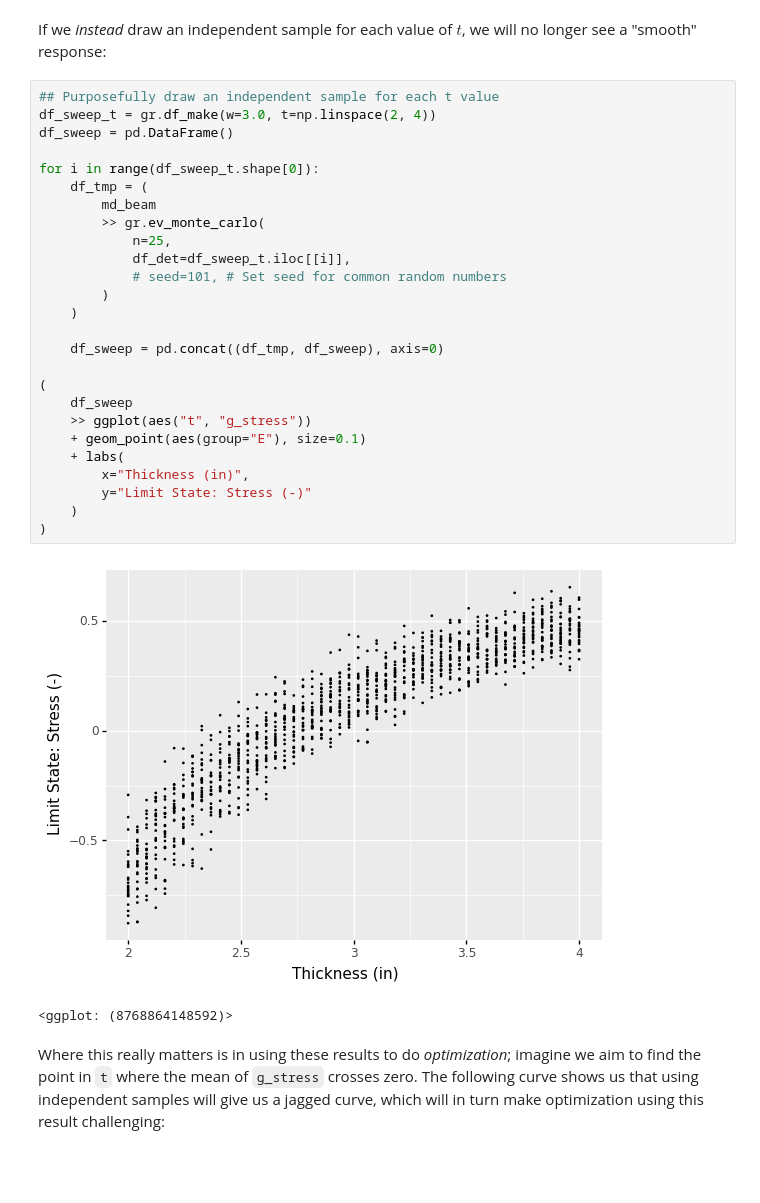
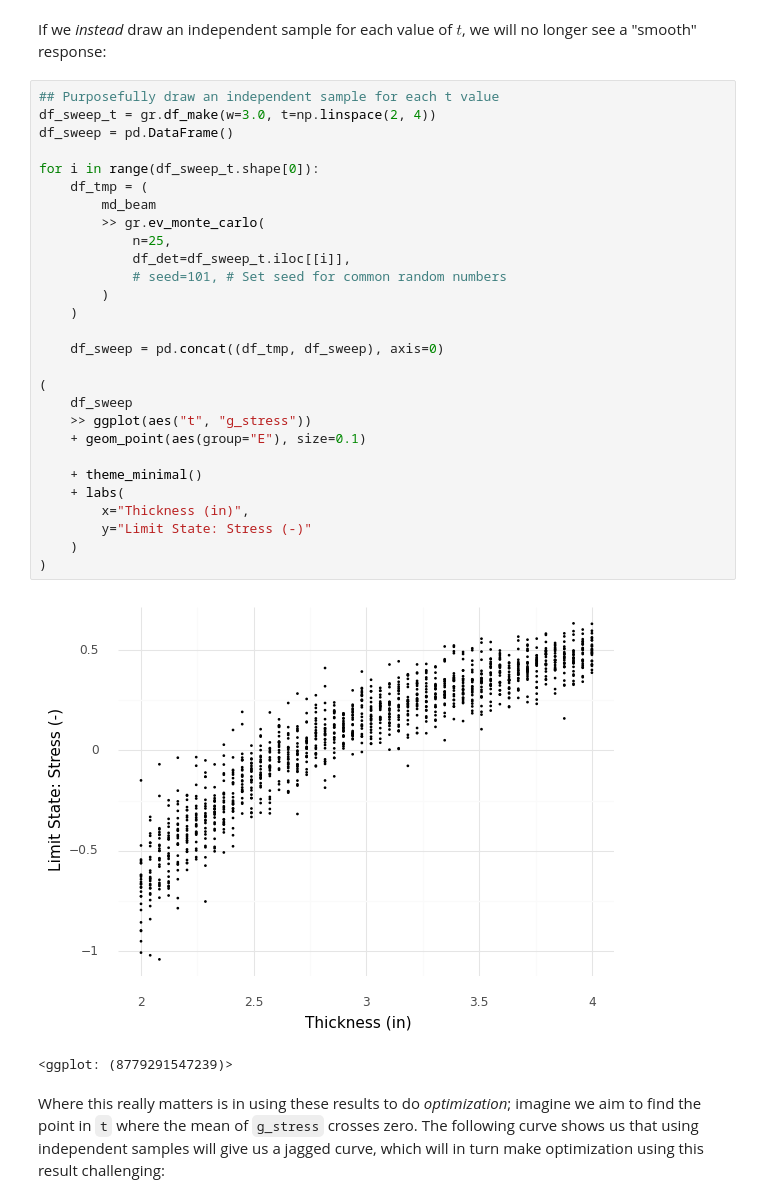
Before and after one commit to zdelrosario/pdo-notes, a Jupyter notebook: day14.ipynb, the cells around one changed output. Drawn from its saved outputs; the diff is of its cells as text; blank space fills up the shorter version.

```diff
--- a/day14.ipynb
+++ b/day14.ipynb
@@ -322,32 +393,34 @@ If we *instead* draw an independent sample for each value of $t$, we will no lon
 # %%
 ## Purposefully draw an independent sample for each t value
 df_sweep_t = gr.df_make(w=3.0, t=np.linspace(2, 4))
 df_sweep = pd.DataFrame()
 
 for i in range(df_sweep_t.shape[0]):
     df_tmp = (
         md_beam
         >> gr.ev_monte_carlo(
             n=25,
             df_det=df_sweep_t.iloc[[i]],
             # seed=101, # Set seed for common random numbers
         )
     )
 
     df_sweep = pd.concat((df_tmp, df_sweep), axis=0)
 
 (
     df_sweep
     >> ggplot(aes("t", "g_stress"))
     + geom_point(aes(group="E"), size=0.1)
+
+    + theme_minimal()
     + labs(
         x="Thickness (in)",
         y="Limit State: Stress (-)"
     )
 )
 # %% [output]
-[figure, old version]
+[figure, new version]
-<ggplot: (8768864148592)>
+<ggplot: (8779291547239)>
 # %% [markdown]
 Where this really matters is in using these results to do *optimization*; imagine we aim to find the point in `t` where the mean of `g_stress` crosses zero. The following curve shows us that using independent samples will give us a jagged curve, which will in turn make optimization using this result challenging:
 # %%
```
Also changed, not shown: parts of 25 cells of this notebook.
